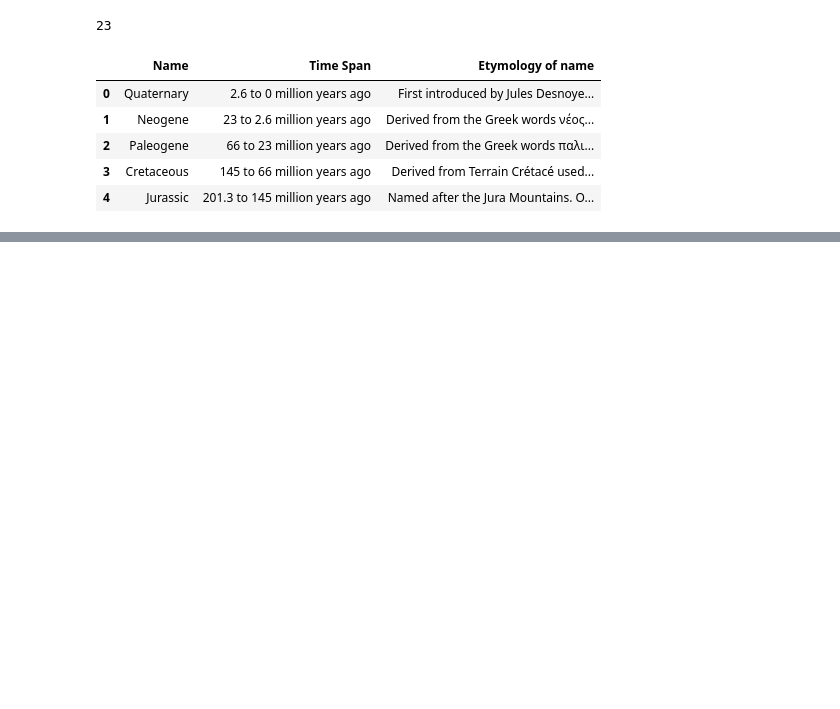
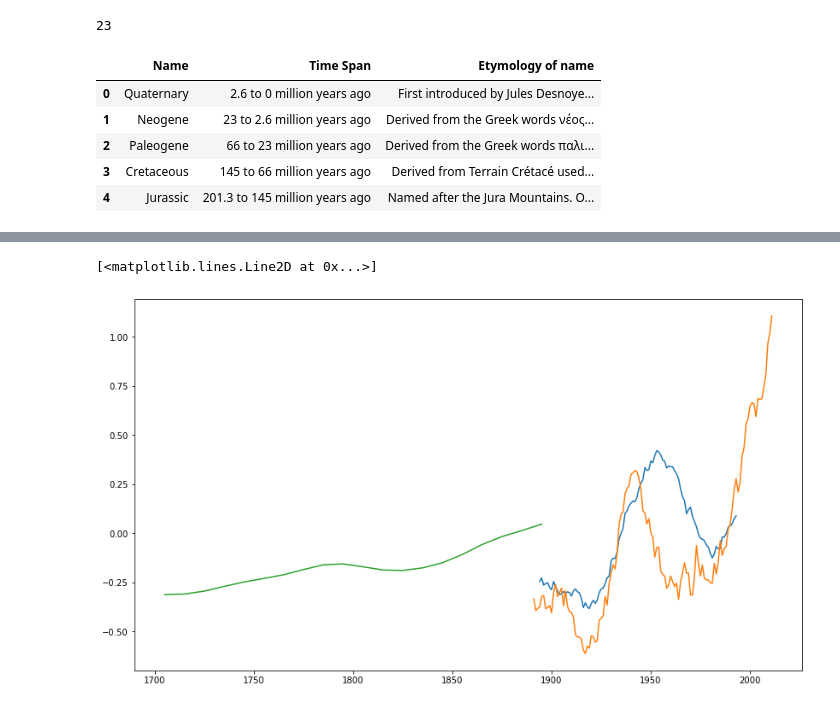
Before and after one commit to domschl/indrajala, a Jupyter notebook: python_indrajala/examples/importers/RawTests.ipynb, the cells around one changed output, grey strips where cells are left out. Saved outputs shown, nothing was run; the diff lists cells and outputs as text; code cells hidden in the pictures; blank space fills up the shorter version.

```diff
--- a/python_indrajala/examples/importers/RawTests.ipynb
+++ b/python_indrajala/examples/importers/RawTests.ipynb
@@ -99,6 +139,10 @@ plt.plot(sunsp[-200:,0],sunma[-200:]/50-0.5)
 # %%
-plt.plot(dfnp[-120+win:-win,0],em2kmat[-120+win:-win])
+plt.plot(em2k[-120+win:-win,0],em2kmat[-120+win:-win])
 plt.plot(gjmt[win:-win,0],gjmtmat)
+plt.plot(sunsp[-20:,0],sunma[-20:]/50-0.5)
+# %% [output]
+[<matplotlib.lines.Line2D at 0x...>]
+[figure, added]
 # %%
 a=-1500
 b=-1400
```
Also changed, not shown: parts of 11 cells of this notebook, 7 other files.
